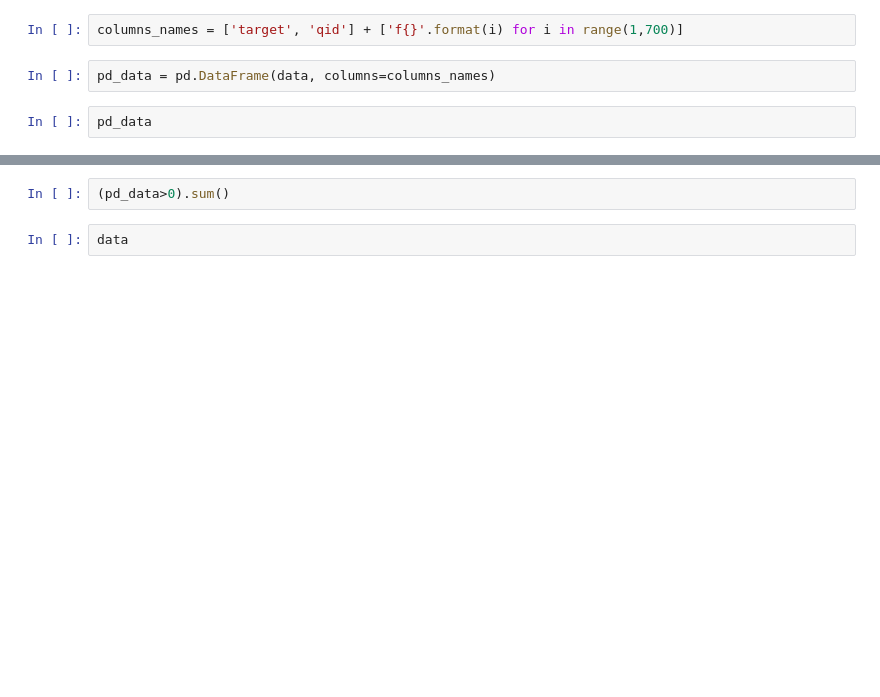
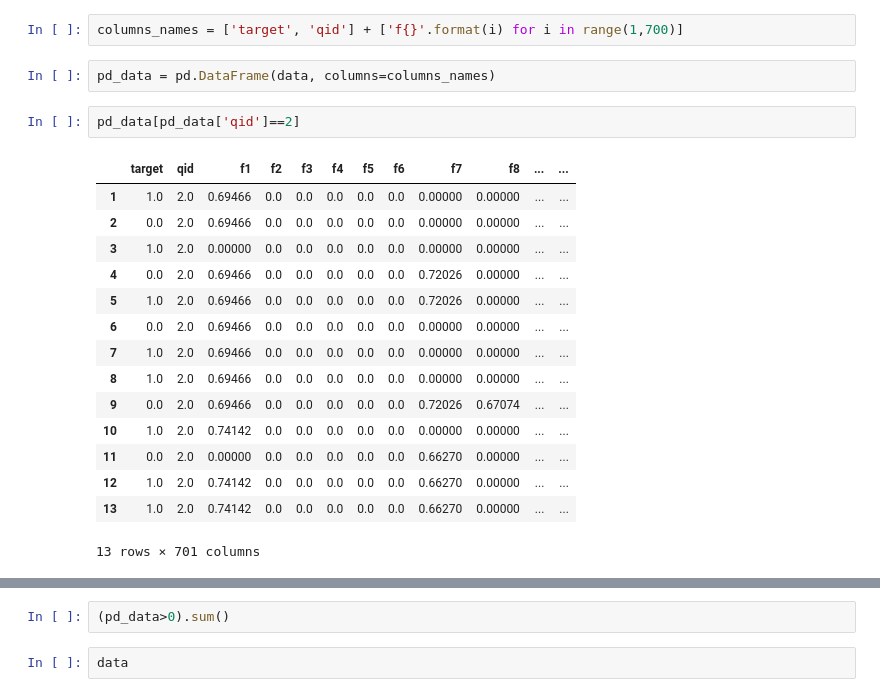
Before and after one commit to Falconwatch/MADE, a Jupyter notebook: ML/HW3/Untitled.ipynb, the cells around one changed output, grey strips where cells are left out. Cells and saved outputs as stored; diff of their text form; blank space fills up the shorter version.

```diff
--- a/ML/HW3/Untitled.ipynb
+++ b/ML/HW3/Untitled.ipynb
@@ -55,5 +49,21 @@ with gzip.open('data/train.txt.gz', mode='rb') as fp:
 columns_names = ['target', 'qid'] + ['f{}'.format(i) for i in range(1,700)]
 # %%
 pd_data = pd.DataFrame(data, columns=columns_names)
-# %%
-pd_data
+# %%
+pd_data[pd_data['qid']==2]
+# %% [output]
+|  | target | qid | f1 | f2 | f3 | f4 | f5 | f6 | f7 | f8 | ... | ... |
+| 1 | 1.0 | 2.0 | 0.69466 | 0.0 | 0.0 | 0.0 | 0.0 | 0.0 | 0.00000 | 0.00000 | ... | ... |
+| 2 | 0.0 | 2.0 | 0.69466 | 0.0 | 0.0 | 0.0 | 0.0 | 0.0 | 0.00000 | 0.00000 | ... | ... |
+| 3 | 1.0 | 2.0 | 0.00000 | 0.0 | 0.0 | 0.0 | 0.0 | 0.0 | 0.00000 | 0.00000 | ... | ... |
+| 4 | 0.0 | 2.0 | 0.69466 | 0.0 | 0.0 | 0.0 | 0.0 | 0.0 | 0.72026 | 0.00000 | ... | ... |
+| 5 | 1.0 | 2.0 | 0.69466 | 0.0 | 0.0 | 0.0 | 0.0 | 0.0 | 0.72026 | 0.00000 | ... | ... |
+| 6 | 0.0 | 2.0 | 0.69466 | 0.0 | 0.0 | 0.0 | 0.0 | 0.0 | 0.00000 | 0.00000 | ... | ... |
+| 7 | 1.0 | 2.0 | 0.69466 | 0.0 | 0.0 | 0.0 | 0.0 | 0.0 | 0.00000 | 0.00000 | ... | ... |
+| 8 | 1.0 | 2.0 | 0.69466 | 0.0 | 0.0 | 0.0 | 0.0 | 0.0 | 0.00000 | 0.00000 | ... | ... |
+| 9 | 0.0 | 2.0 | 0.69466 | 0.0 | 0.0 | 0.0 | 0.0 | 0.0 | 0.72026 | 0.67074 | ... | ... |
+| 10 | 1.0 | 2.0 | 0.74142 | 0.0 | 0.0 | 0.0 | 0.0 | 0.0 | 0.00000 | 0.00000 | ... | ... |
+| 11 | 0.0 | 2.0 | 0.00000 | 0.0 | 0.0 | 0.0 | 0.0 | 0.0 | 0.66270 | 0.00000 | ... | ... |
+| 12 | 1.0 | 2.0 | 0.74142 | 0.0 | 0.0 | 0.0 | 0.0 | 0.0 | 0.66270 | 0.00000 | ... | ... |
+| 13 | 1.0 | 2.0 | 0.74142 | 0.0 | 0.0 | 0.0 | 0.0 | 0.0 | 0.66270 | 0.00000 | ... | ... |
+13 rows × 701 columns
```
Also changed, not shown: parts of 4 cells of this notebook.
